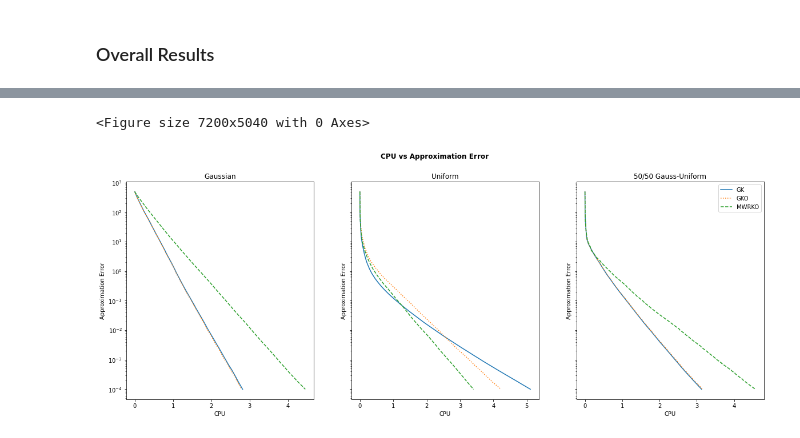
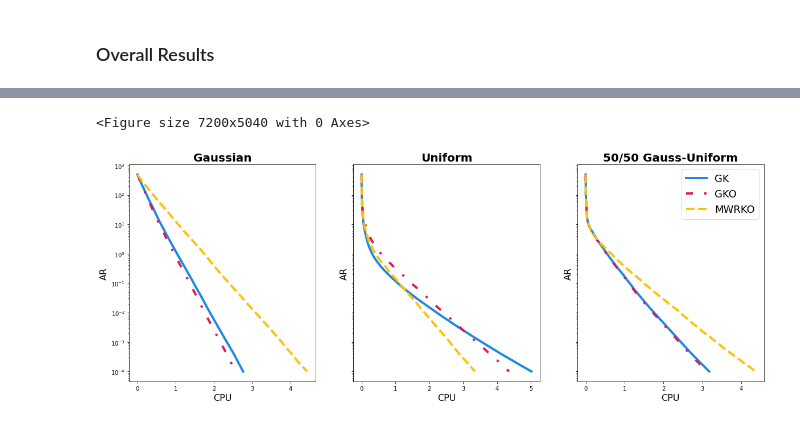
Before and after one commit to emicervantes/gko-23, a Jupyter notebook: scripts/synthetic-exp/synthetic-exp1.ipynb, the cells around one changed output, grey strips where cells are left out. Cells and saved outputs as stored; diff of their text form; code cells hidden in the pictures.

```diff
--- a/scripts/synthetic-exp/synthetic-exp1.ipynb
+++ b/scripts/synthetic-exp/synthetic-exp1.ipynb
@@ -214,25 +232,40 @@ plt.show()
 # %%
 plt.figure(figsize=(100, 70))
 fig, (ax1, ax2, ax3)  = plt.subplots(1, 3, sharey='row', figsize=(20, 7))
 
-ax1.semilogy(np.linspace(0,gk_cpu_gauss,gk_gaussian[0]), gk_gaussian[1],linestyle = 'solid', label = 'GK')
-ax1.semilogy(np.linspace(0,gko_cpu_gauss,gko_gaussian[0]), gko_gaussian[1], linestyle = 'dotted', label = 'GKO')
-ax1.semilogy(np.linspace(0,mwrko_cpu_gauss,mwrko_gaussian[0]), mwrko_gaussian[1],linestyle = 'dashed', label = 'MWRKO')
-ax1.set(xlabel='CPU', ylabel='Approximation Error', title='Gaussian')
+ax1.semilogy(np.linspace(0,gk_cpu_gauss,gk_gaussian[0]), gk_gaussian[1],color = '#1E88E5',
+             linewidth = 4, linestyle = 'solid', label = 'GK')
+ax1.semilogy(np.linspace(0,gko_cpu_gauss,gko_gaussian[0]), gko_gaussian[1],color = '#D81B60',
+             linewidth = 4, linestyle = (0, (3, 5, 1, 5)), label = 'GKO')
+ax1.semilogy(np.linspace(0,mwrko_cpu_gauss,mwrko_gaussian[0]), mwrko_gaussian[1],color = '#FFC107',
+             linewidth = 4, linestyle = 'dashed', label = 'MWRKO')
+ax1.set_title('Gaussian', fontsize=20, fontweight="bold")
+ax1.set_xlabel('CPU', fontsize=16)
+ax1.set_ylabel('AR', fontsize=16)
 
-ax2.semilogy(np.linspace(0,gk_cpu,gk_uniform[0]), gk_uniform[1], linestyle = 'solid', label = 'GK')
-ax2.semilogy(np.linspace(0,gko_cpu,gko_uniform[0]), gko_uniform[1],linestyle = 'dotted', label = 'GKO')
-ax2.semilogy(np.linspace(0,mwrko_cpu,mwrko_uniform[0]), mwrko_uniform[1], linestyle = 'dashed', label = 'MWRKO')
-ax2.set(xlabel='CPU', ylabel='Approximation Error', title='Uniform')
 
-ax3.semilogy(np.linspace(0,gk_cpu_comb,gk_comb[0]), gk_comb[1], linestyle = 'solid', label = 'GK')
-ax3.semilogy(np.linspace(0,gko_cpu_comb,gko_comb[0]), gko_comb[1], linestyle = 'dotted', label = 'GKO')
-ax3.semilogy(np.linspace(0,mwrko_cpu_comb,mwrko_comb[0]), mwrko_comb[1], linestyle = 'dashed', label = 'MWRKO')
-ax3.set(xlabel='CPU', ylabel='Approximation Error', title='50/50 Gauss-Uniform')
+ax2.semilogy(np.linspace(0,gk_cpu,gk_uniform[0]), gk_uniform[1], color = '#1E88E5',
+             linewidth = 4, linestyle = 'solid', label = 'GK')
+ax2.semilogy(np.linspace(0,gko_cpu,gko_uniform[0]), gko_uniform[1],color = '#D81B60',
+             linewidth = 4, linestyle = (0, (3, 5, 1, 5)), label = 'GKO')
+ax2.semilogy(np.linspace(0,mwrko_cpu,mwrko_uniform[0]), mwrko_uniform[1],color = '#FFC107',
+             linewidth = 4, linestyle = 'dashed', label = 'MWRKO')
+ax2.set_title('Uniform', fontsize=20, fontweight="bold")
+ax2.set_xlabel('CPU', fontsize=16)
+ax2.set_ylabel('AR', fontsize=16)
 
-plt.legend()
-fig.suptitle("CPU vs Approximation Error", weight = 'bold')
+ax3.semilogy(np.linspace(0,gk_cpu_comb,gk_comb[0]), gk_comb[1], color = '#1E88E5',
+             linewidth = 4, linestyle = 'solid', label = 'GK')
+ax3.semilogy(np.linspace(0,gko_cpu_comb,gko_comb[0]), gko_comb[1],color = '#D81B60',
+             linewidth = 4, linestyle = (0, (3, 5, 1, 5)), label = 'GKO')
+ax3.semilogy(np.linspace(0,mwrko_cpu_comb,mwrko_comb[0]), mwrko_comb[1],color = '#FFC107',
+             linewidth = 4, linestyle = 'dashed', label = 'MWRKO')
+ax3.set_title('50/50 Gauss-Uniform', fontsize=20, fontweight="bold")
+ax3.set_xlabel('CPU', fontsize=16)
+ax3.set_ylabel('AR', fontsize=16)
+
+plt.legend(fontsize="18")
 plt.show()
 # %% [output]
 <Figure size 7200x5040 with 0 Axes>
-[figure, old version]
+[figure, new version]
```
Also changed, not shown: parts of 7 cells of this notebook, 8 other files.
